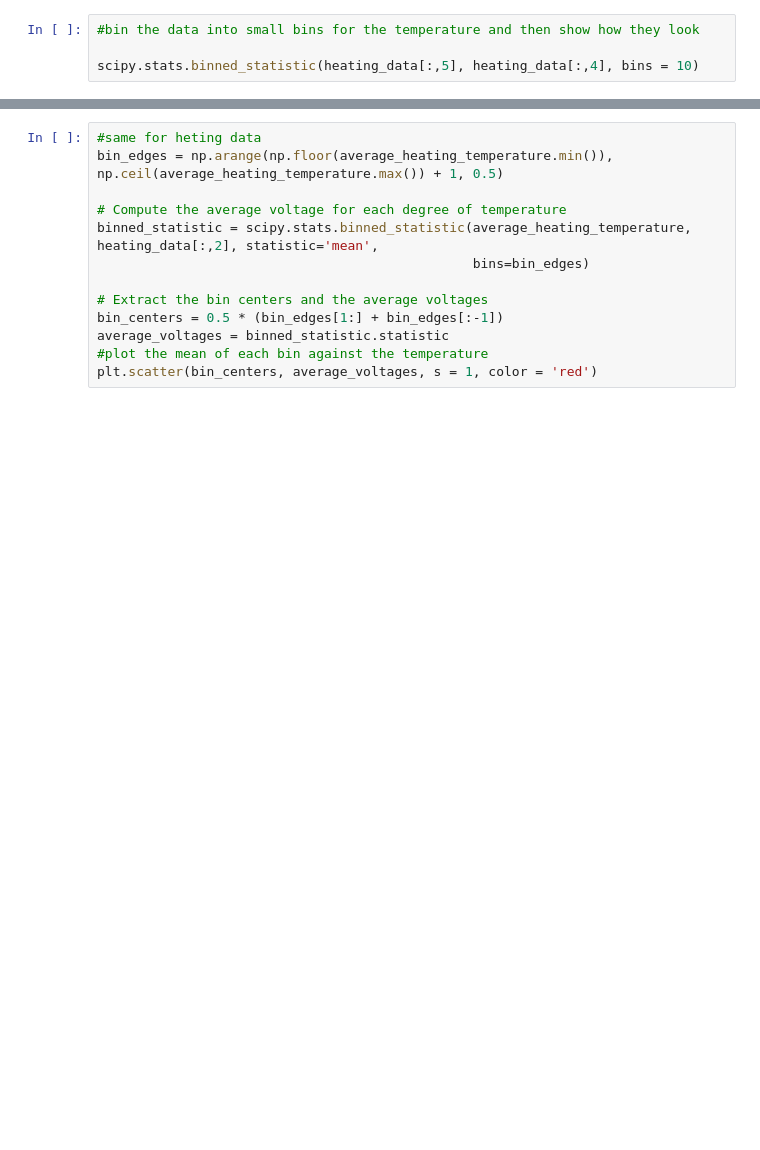
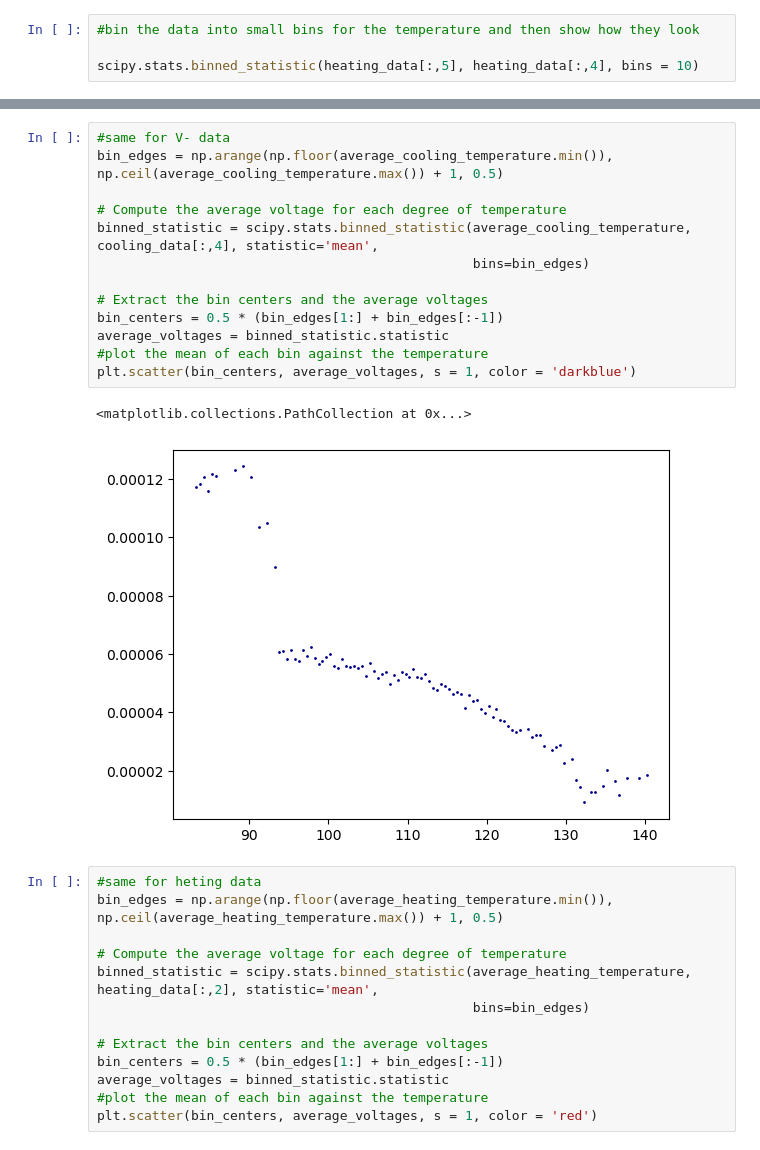
Before and after one commit to JanZur/Solid_state_physics_lab, a Jupyter notebook: solidstates_lab.ipynb, the cells around one changed output, grey strips where cells are left out. Cells and saved outputs as stored; diff of their text form; blank space fills up the shorter version.

```diff
--- a/solidstates_lab.ipynb
+++ b/solidstates_lab.ipynb
@@ -163,6 +171,22 @@ plt.scatter(bin_centers, average_voltages, s = 1)
 # %% [output]
 <matplotlib.collections.PathCollection at 0x...>
 [figure]
+# %%
+#same for V- data
+bin_edges = np.arange(np.floor(average_cooling_temperature.min()), np.ceil(average_cooling_temperature.max()) + 1, 0.5)
+
+# Compute the average voltage for each degree of temperature
+binned_statistic = scipy.stats.binned_statistic(average_cooling_temperature, cooling_data[:,4], statistic='mean',
+                                                bins=bin_edges)
+
+# Extract the bin centers and the average voltages
+bin_centers = 0.5 * (bin_edges[1:] + bin_edges[:-1])
+average_voltages = binned_statistic.statistic
+#plot the mean of each bin against the temperature
+plt.scatter(bin_centers, average_voltages, s = 1, color = 'darkblue')
+# %% [output]
+<matplotlib.collections.PathCollection at 0x...>
+[figure, added]
 # %%
 #same for heting data
 bin_edges = np.arange(np.floor(average_heating_temperature.min()), np.ceil(average_heating_temperature.max()) + 1, 0.5)
```
Also changed, not shown: parts of 4 cells of this notebook.
